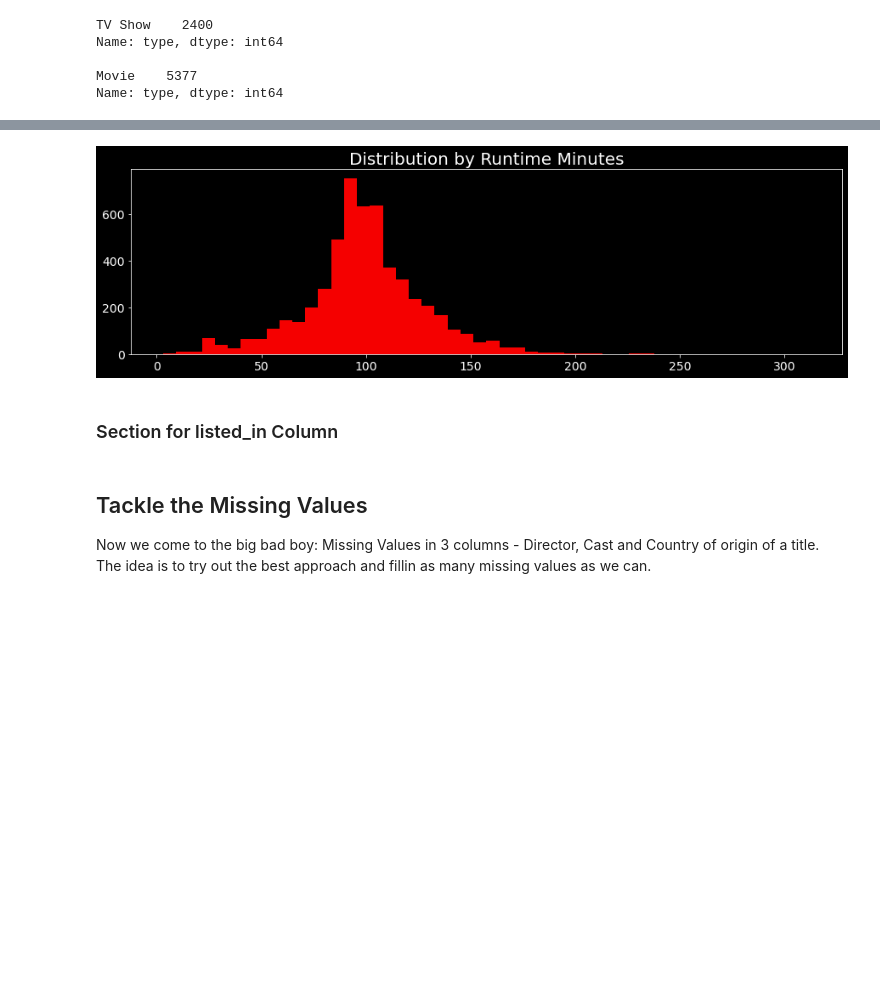
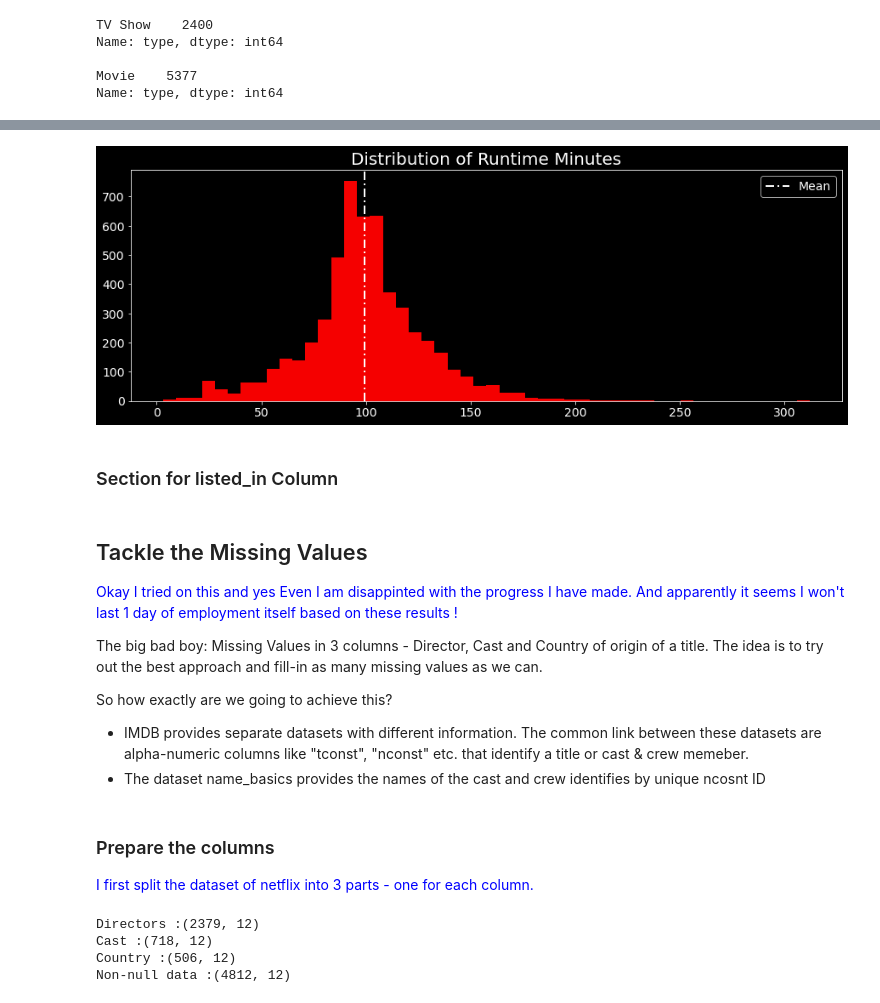
Before and after one commit to vivek-kotecha/netflix-recommender, a Jupyter notebook: workbooks/Netflix_Exploratory_Analysis.ipynb, the cells around one changed output, grey strips where cells are left out. Cells and saved outputs as stored; diff of their text form; code cells hidden in the pictures; blank space fills up the shorter version.

```diff
--- a/workbooks/Netflix_Exploratory_Analysis.ipynb
+++ b/workbooks/Netflix_Exploratory_Analysis.ipynb
@@ -37,7 +42,7 @@ plt.style.use('dark_background')
 plt.rcParams["axes.prop_cycle"] = cycler('color', ["#f50000", "#f00000", "#e60000", "#e00000", "#db0000", "#d10000",
                                                    "#cc0000", "#c70000", "#bd0000", "#b80000", "#b30000", "#a80000",
                                                    "#a30000", "#9e0000", "#940000"])
-plt.rcParams["figure.figsize"] = [15, 4]
+plt.rcParams["figure.figsize"] = [15, 5]
 plt.rcParams["axes.titlesize"] = 20
 plt.rcParams["axes.labelsize"] = 12
 plt.rcParams["font.size"] = 14
@@ -339,18 +346,38 @@ Name: duration, dtype: int64
 # %%
 # distribution of runtime in minutes
 plt.hist(x = netflix_raw_data.loc[netflix_raw_data["duration"].str.contains("min"), "duration"].\
          str.strip("min").astype(int),
          bins = 50)
-plt.title("Distribution by Runtime Minutes")
+plt.axvline(x = netflix_raw_data.loc[netflix_raw_data["duration"].str.contains("min"), "duration"].\
+            str.strip("min").astype(int).mean(),
+            lw = 2,
+            dashes = [5, 2, 1, 2],
+            color = "white",
+            label = "Mean")
+plt.legend()
+plt.title("Distribution of Runtime Minutes")
 plt.show()
+
+# netflix_raw_data.loc[netflix_raw_data["duration"].str.contains("min"), "duration"].str.strip("min").astype(int).mean()
 # %% [output]
-[figure, old version]
+[figure, new version]
 # %% [markdown]
 ### Section for listed_in Column
 # %%
 # listed_in sample values
-# %% [markdown]
-## Tackle the Missing Values
-
-Now we come to the big bad boy: Missing Values in 3 columns - Director, Cast and Country of origin of a title.
-The idea is to try out the best approach and fillin as many missing values as we can.
+# %% [markdown]
+## Tackle the Missing Values
+
+<font color = "blue">Okay I tried on this and yes Even I am disappinted with the progress I have made. And apparently it seems I won't last 1 day of employment itself based on these results !</font>
+
+The big bad boy: Missing Values in 3 columns - Director, Cast and Country of origin of a title.
+The idea is to try out the best approach and fill-in as many missing values as we can.
+
+So how exactly are we going to achieve this?
+
+- IMDB provides separate datasets with different information. The common link between these datasets are alpha-numeric columns like "tconst", "nconst" etc. that identify a title or cast & crew memeber.
+- The dataset name_basics provides the names of the cast and crew identifies by unique ncosnt ID
+# %% [markdown]
+### Prepare the columns
+
+<font color = "blue">I first split the dataset of netflix into 3 parts - one for each column. </font>
@@ -356,0 +400,11 @@ The idea is to try out the best approach and fillin as many missing values as we
+# %%
+# shape of resultant datasets
+print("Directors :" + str(missing_directors.shape),
+      "Cast :" + str(missing_cast.shape),
+      "Country :" + str(missing_country.shape),
+      "Non-null data :" + str(netflix_data.shape), sep = "\n")
+# %% [output]
+Directors :(2379, 12)
+Cast :(718, 12)
+Country :(506, 12)
+Non-null data :(4812, 12)
```
Also changed, not shown: parts of 63 cells of this notebook.
